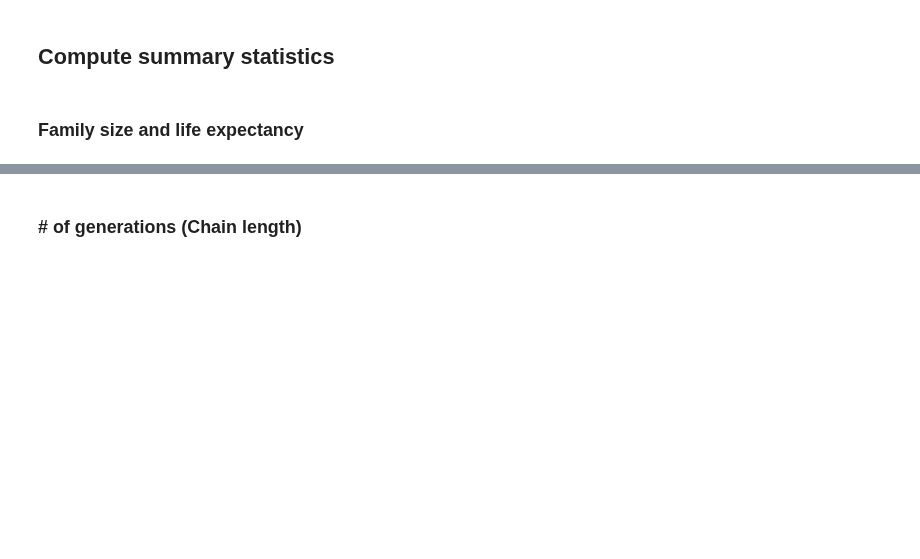
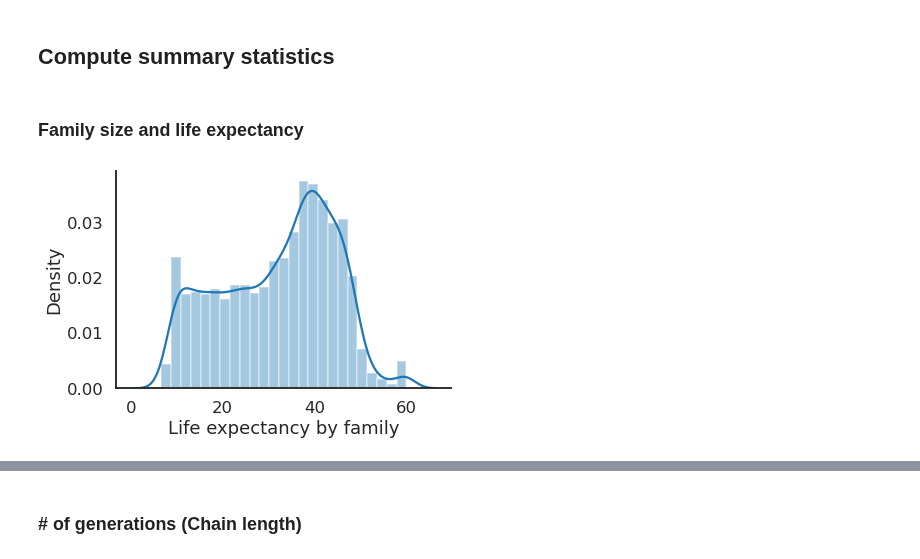
Before and after one commit to nataliavelez/OneHourOneLife, a Jupyter notebook: 2_demographics/2_3_lineage_success.ipynb, the cells around one changed output, grey strips where cells are left out. Cells and saved outputs as stored; diff of their text form; code cells hidden in the pictures; blank space fills up the shorter version.

```diff
--- a/2_demographics/2_3_lineage_success.ipynb
+++ b/2_demographics/2_3_lineage_success.ipynb
@@ -187,10 +274,12 @@ family_t['duration_hours'].agg(['min', 'max', 'median'])
 # %% [markdown]
 ### Family size and life expectancy
 # %%
-life_expectancy = lineage_df.groupby('family')['age'].agg(['mean', 'count']).reset_index()
+life_expectancy = final_lifelogs.groupby('family')['age'].agg(['mean', 'count']).reset_index()
 ax = sns.distplot(life_expectancy['mean'])
 ax.set(xlabel = 'Life expectancy by family')
 sns.despine()
+# %% [output]
+[figure, added]
 # %%
 ax = sns.distplot(np.log10(life_expectancy['count']))
 ax.set(xlabel = 'Total family size', xticks=range(5), xticklabels=[10**i for i in range(5)])
```
Also changed, not shown: parts of 69 cells of this notebook, 23 other files.
